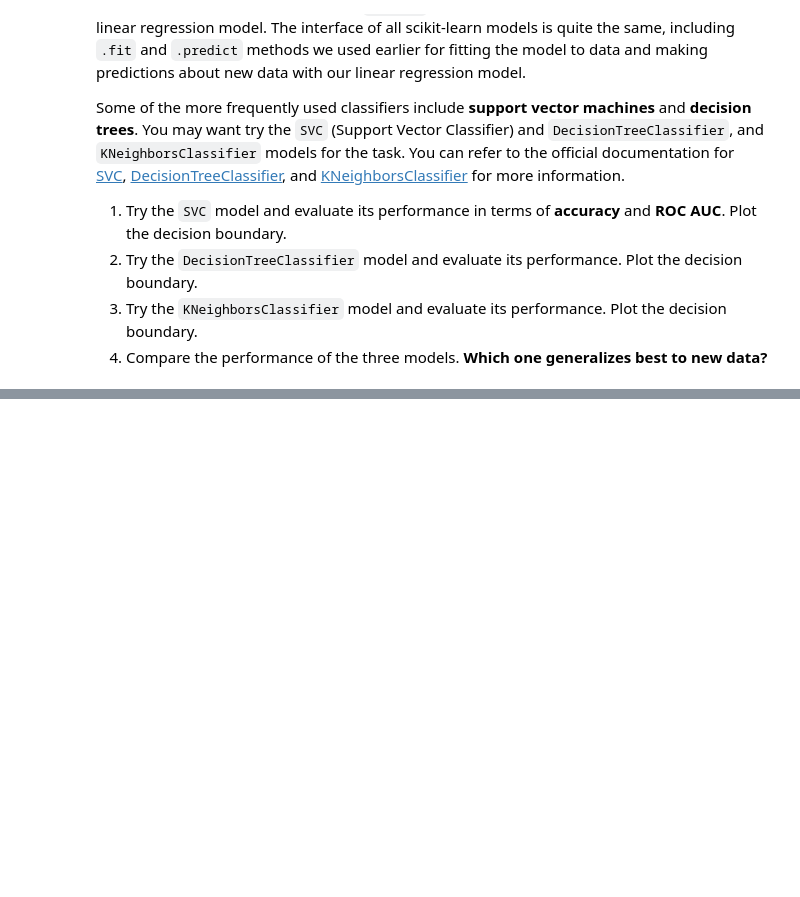
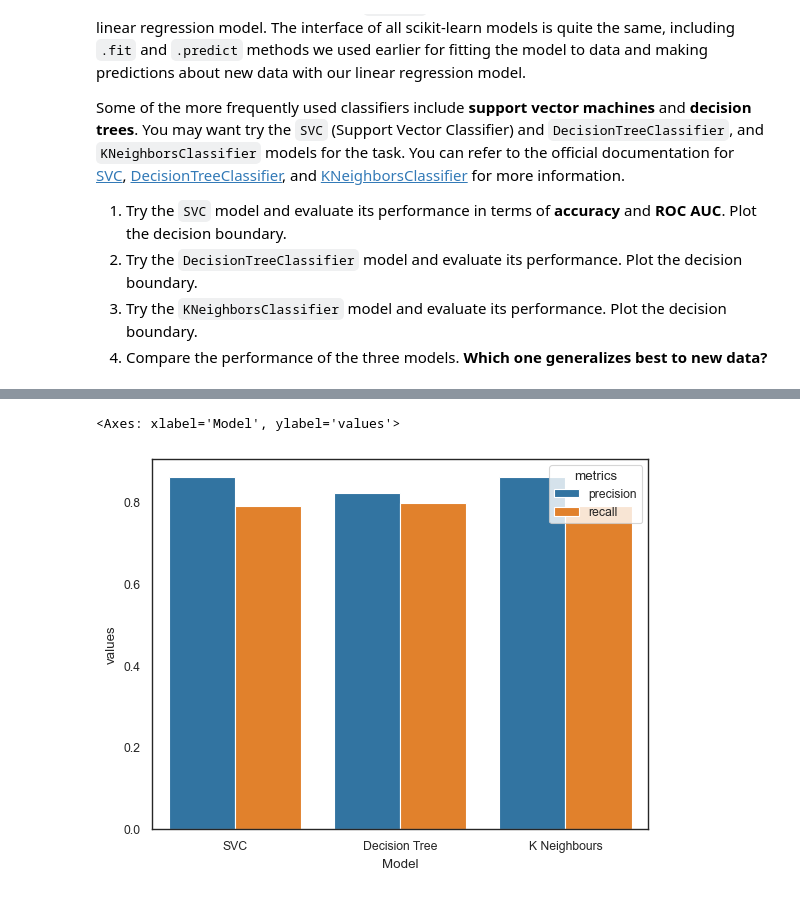
Before and after one commit to Grigori-22/pum-25, a Jupyter notebook: lab3.ipynb, the cells around one changed output, grey strips where cells are left out. Drawn from its saved outputs; the diff is of its cells as text; code cells hidden in the pictures; blank space fills up the shorter version.

```diff
--- a/lab3.ipynb
+++ b/lab3.ipynb
@@ -247,7 +247,26 @@ from sklearn.metrics import confusion_matrix, precision_score, recall_score
 
 Which of the trained models, `SVC`, `DecisionTreeClassifier`, or `KNeighborsClassifier`, is the **least likely to classify a negative sample as positive?** Calculate an appropriate metric to answer this question and prepare a **barplot** visualizing the metric for each of the models.
 # %%
-...
+from sklearn.metrics import confusion_matrix, precision_score, recall_score
+
+svc_prec, svc_rec = precision_score(y_test, svc_test_pred), recall_score(y_test, svc_test_pred)
+dtc_prec, dtc_rec = precision_score(y_test, dtc_test_pred), recall_score(y_test, dtc_test_pred)
+knc_prec, knc_rec = precision_score(y_test, knc_test_pred), recall_score(y_test, knc_test_pred)
+
+df = pd.DataFrame()
+models = ['SVC', 'SVC', 'Decision Tree', 'Decision Tree', 'K Neighbours', 'K Neighbours']
+values = [svc_prec, svc_rec, dtc_prec, dtc_rec, knc_prec, knc_rec]
+metrics = ['precision','recall','precision','recall','precision', 'recall']
+df['Model'] = models
+df['values'] = values
+df['metrics'] = metrics
+
+df.head()
+sns.set_context('paper')
+sns.barplot(df, x="Model", y="values", hue="metrics")
+# %% [output]
+<Axes: xlabel='Model', ylabel='values'>
+[figure, added]
 # %% [markdown]
 ## Hyperparameter tuning
 
```
Also changed, not shown: parts of 5 cells of this notebook, 3 other files.
